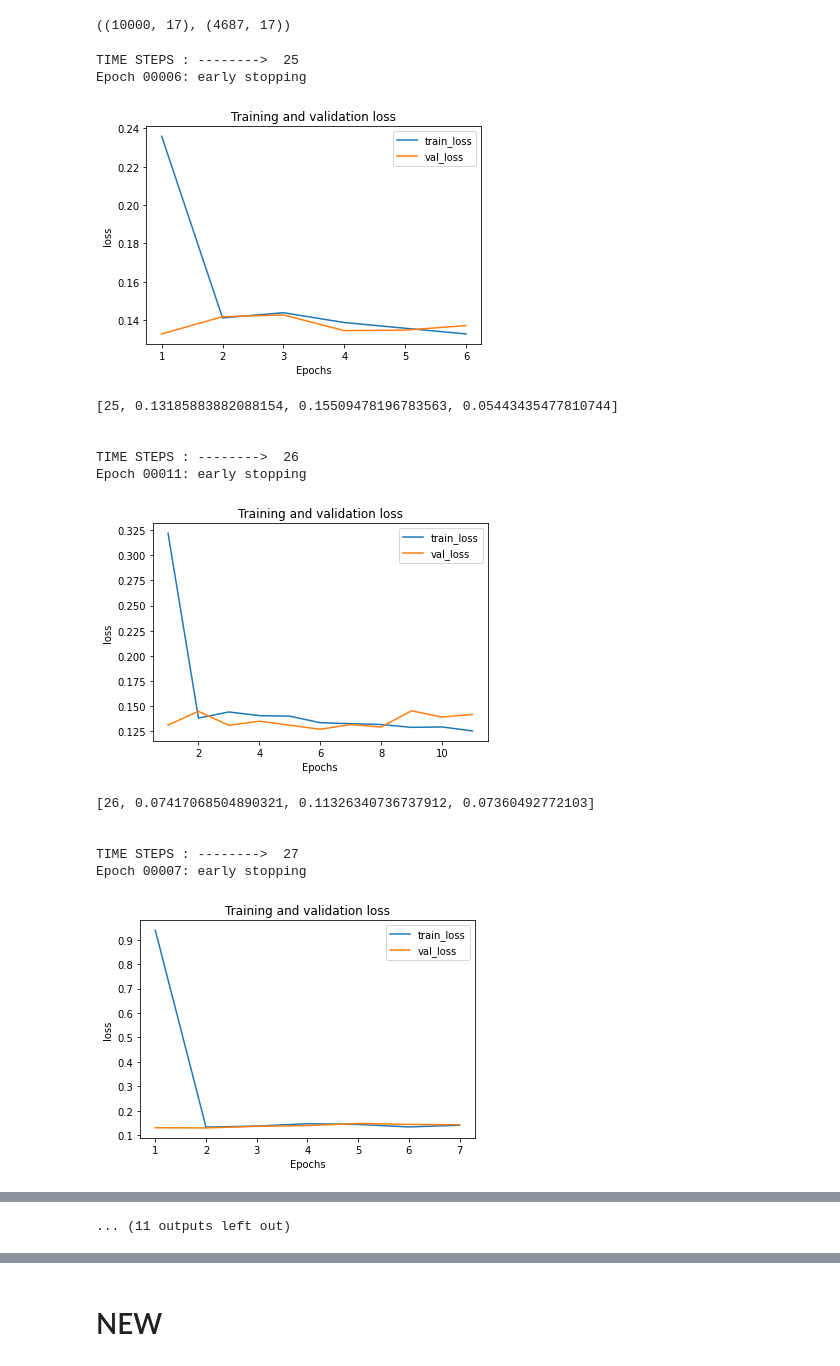
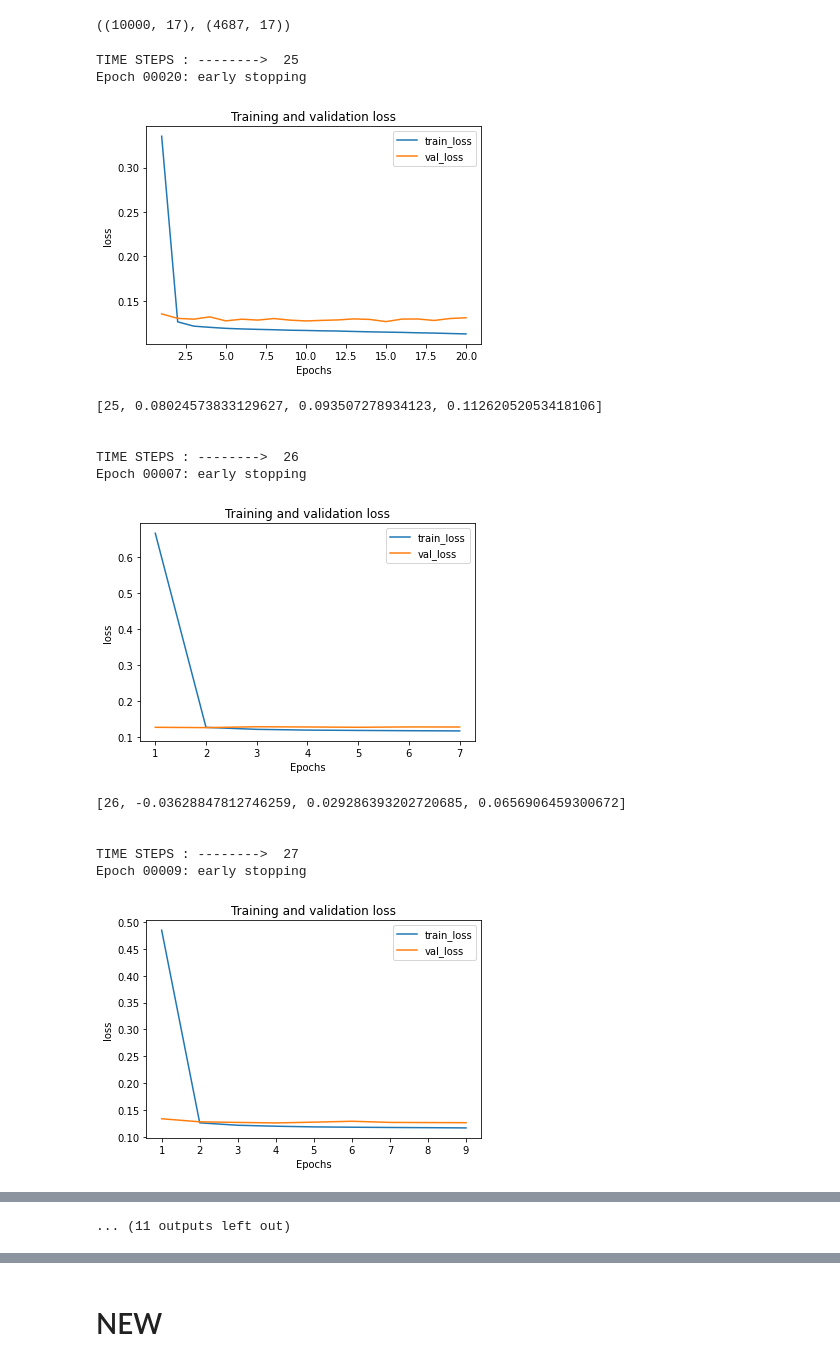
Before and after one commit to pratik-poudel/datacrunch, a Jupyter notebook: 24th April converting to time series and predicting with MLP.ipynb, the cells around one changed output, grey strips where cells are left out. Cells and saved outputs as stored; diff of their text form; code cells hidden in the pictures.

```diff
--- a/24th April converting to time series and predicting with MLP.ipynb
+++ b/24th April converting to time series and predicting with MLP.ipynb
@@ -132,20 +132,12 @@ for i in range(25, 36):
     from keras.models import Sequential
     from keras.layers import Dense
 
-    # model = Sequential()
-    # model.add(Dense(1024, activation='sigmoid', input_dim=n_input))
-    # model.add(Dense(512, activation='relu'))
-    # model.add(Dense(150, activation='relu'))
-    # model.add(Dense(3))
-    # model.compile(optimizer='rmsprop', loss='mse')
-
-
     model = Sequential()
-    model.add(Dense(1024, activation='relu', input_dim=n_input))
+    model.add(Dense(1024, activation='sigmoid', input_dim=n_input))
     model.add(Dense(512, activation='relu'))
-    model.add(Dense(256, activation='relu'))
+    # model.add(Dense(256, activation='relu'))
     model.add(Dense(150, activation='relu'))
-    model.add(Dense(50, activation='relu'))
+    # model.add(Dense(50, activation='relu'))
     model.add(Dense(3))
     model.compile(optimizer='rmsprop', loss='mse')
 
@@ -153,43 +145,43 @@ for i in range(25, 36):
     early_stopping = EarlyStopping(monitor='val_loss', mode='min', verbose=1, patience=5)
     mcp_save = ModelCheckpoint('./model.hdf5', save_best_only=True, monitor='val_loss', mode='min')
 
-    batch_size = 512
+    batch_size = 64
     epochs = 250
 
     history = model.fit(X_train, y_train, epochs=epochs, batch_size=batch_size,verbose=None, validation_data=(X_val, y_val),
                         callbacks=[early_stopping, mcp_save], shuffle=False)
 
 
     plot_metric(history, 'loss')
     plt.show()
 
     model.load_weights('model.hdf5')
     preds= model.predict(X_val, batch_size=batch_size)
     cols = ['target_r', 'target_g', 'target_b']
     preds = pd.DataFrame(preds, columns=cols)
 
     scores = []
     scores.append(n_steps)
     scores.append(scorer(y_val[:, 0], preds.target_r))
     scores.append(scorer(y_val[:, 1], preds.target_g))
     scores.append(scorer(y_val[:, 2], preds.target_b))
     df.append(pd.DataFrame(scores))
     print(scores)
     print(" ")
     print(" ")
 # %% [output]
 TIME STEPS : -------->  25
-Epoch 00006: early stopping
+Epoch 00020: early stopping
-[figure, old version]
+[figure, new version]
-[25, 0.13185883882088154, 0.15509478196783563, 0.05443435477810744]
+[25, 0.08024573833129627, 0.093507278934123, 0.11262052053418106]
 
 
 TIME STEPS : -------->  26
-Epoch 00011: early stopping
+Epoch 00007: early stopping
-[figure, old version]
+[figure, new version]
-[26, 0.07417068504890321, 0.11326340736737912, 0.07360492772103]
+[26, -0.03628847812746259, 0.029286393202720685, 0.0656906459300672]
 
 
 TIME STEPS : -------->  27
-Epoch 00007: early stopping
+Epoch 00009: early stopping
-[figure, old version]
+[figure, new version]
```
Also changed, not shown: parts of 17 cells of this notebook.
